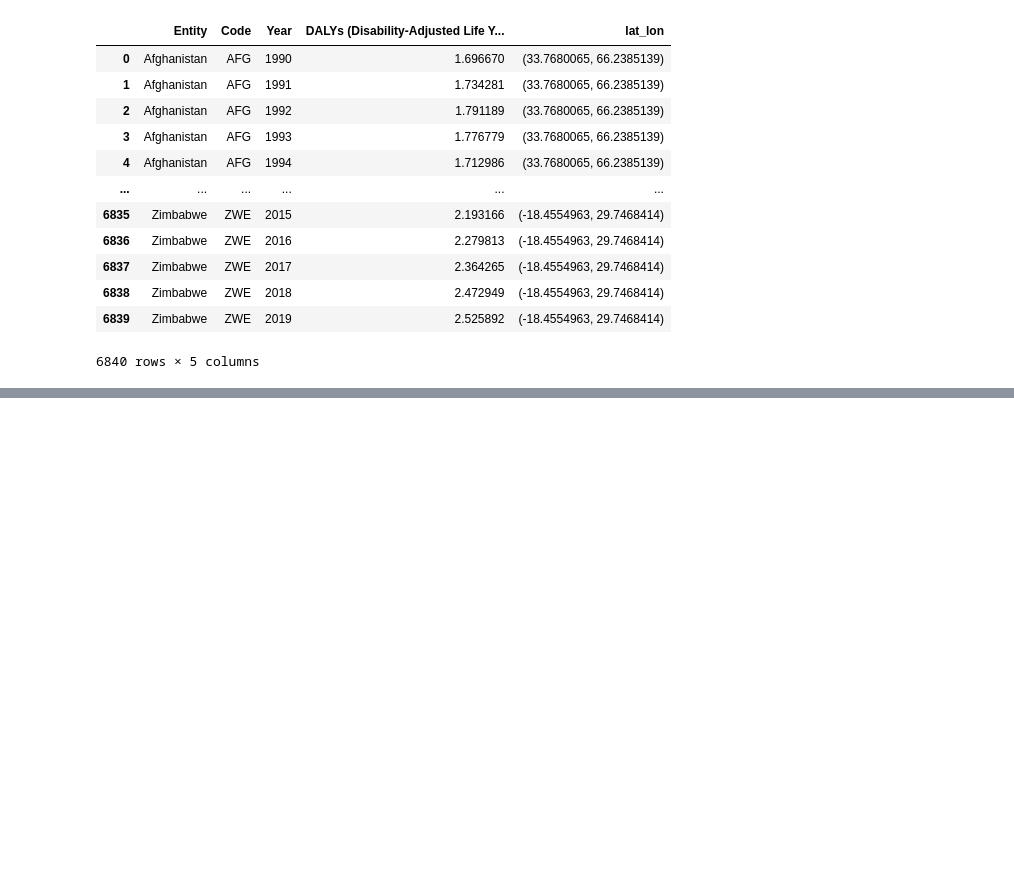
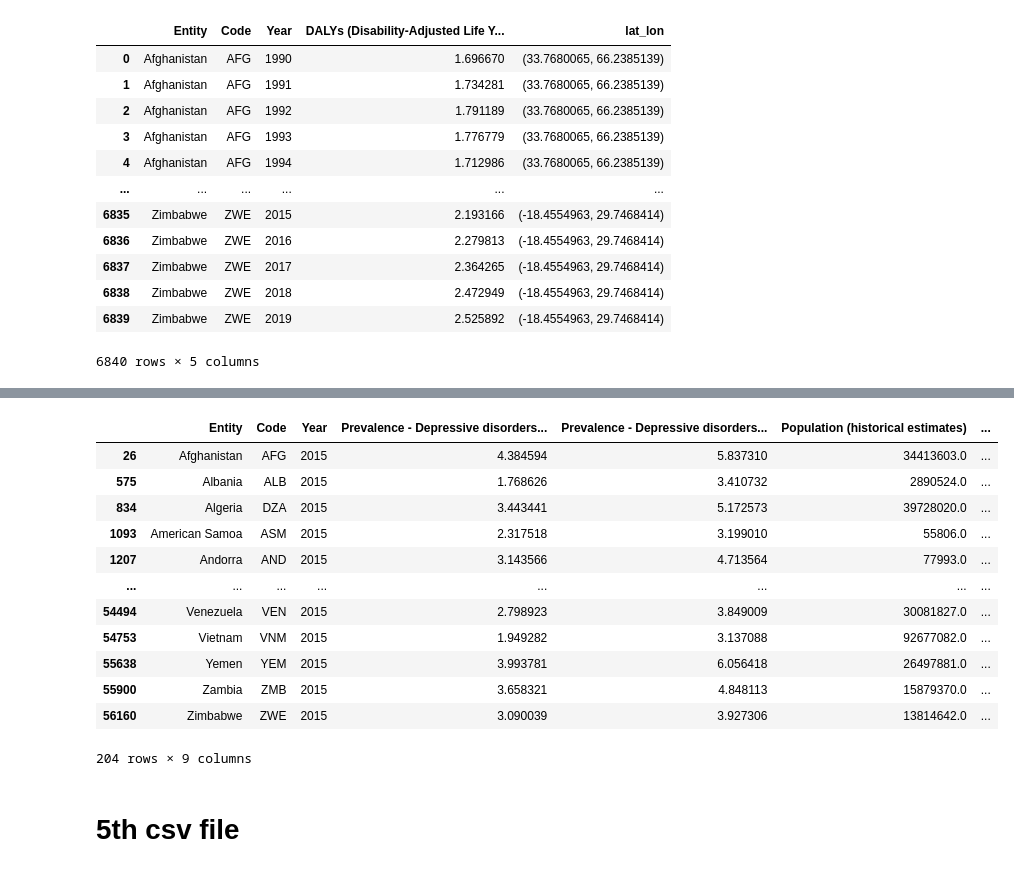
Before and after one commit to p-colomer/Mental_Health_ML_Analysis, a Jupyter notebook: cleaning_patricia.ipynb, the cells around one changed output, grey strips where cells are left out. Drawn from its saved outputs; the diff is of its cells as text; code cells hidden in the pictures; blank space fills up the shorter version.

```diff
--- a/cleaning_patricia.ipynb
+++ b/cleaning_patricia.ipynb
@@ -162,2 +214,2 @@ df_depression_m_vs_f.head()
 # %%
-df_depression_m_vs_f
+df_depression_m_vs_f["lat_lon"] = df_depression_m_vs_f["Entity"].map(countries_lat_lon)
@@ -165,0 +232,3 @@ df_depression_m_vs_f["Entity"].unique()
+# %%
+discard_indexes = df_depression_m_vs_f[df_depression_m_vs_f["lat_lon"].isnull()].index
+df_depression_m_vs_f = df_depression_m_vs_f.drop(discard_indexes)
@@ -165,0 +251,3 @@ df_depression_m_vs_f["Entity"].unique()
+# %%
+df_depression_m_vs_f["latitude"] = df_depression_m_vs_f["lat_lon"].map(lambda x: x[0])
+df_depression_m_vs_f["longitude"] = df_depression_m_vs_f["lat_lon"].map(lambda x: x[1])
@@ -165,0 +270,17 @@ df_depression_m_vs_f["Entity"].unique()
+# %%
+df_depression_m_vs_f = df_depression_m_vs_f.drop('lat_lon', axis=1)
+df_depression_m_vs_f
+# %% [output]
+|  | Entity | Code | Year | Prevalence - Depressive disorders... | Prevalence - Depressive disorders... | Population (historical estimates) | ... |
+| 26 | Afghanistan | AFG | 2015 | 4.384594 | 5.837310 | 34413603.0 | ... |
+| 575 | Albania | ALB | 2015 | 1.768626 | 3.410732 | 2890524.0 | ... |
+| 834 | Algeria | DZA | 2015 | 3.443441 | 5.172573 | 39728020.0 | ... |
+| 1093 | American Samoa | ASM | 2015 | 2.317518 | 3.199010 | 55806.0 | ... |
+| 1207 | Andorra | AND | 2015 | 3.143566 | 4.713564 | 77993.0 | ... |
+| ... | ... | ... | ... | ... | ... | ... | ... |
+| 54494 | Venezuela | VEN | 2015 | 2.798923 | 3.849009 | 30081827.0 | ... |
+| 54753 | Vietnam | VNM | 2015 | 1.949282 | 3.137088 | 92677082.0 | ... |
+| 55638 | Yemen | YEM | 2015 | 3.993781 | 6.056418 | 26497881.0 | ... |
+| 55900 | Zambia | ZMB | 2015 | 3.658321 | 4.848113 | 15879370.0 | ... |
+| 56160 | Zimbabwe | ZWE | 2015 | 3.090039 | 3.927306 | 13814642.0 | ... |
+204 rows × 9 columns
@@ -165,0 +289,2 @@ df_depression_m_vs_f["Entity"].unique()
+# %% [markdown]
+# 5th csv file
```
Also changed, not shown: parts of 36 cells of this notebook, 2 other files.
